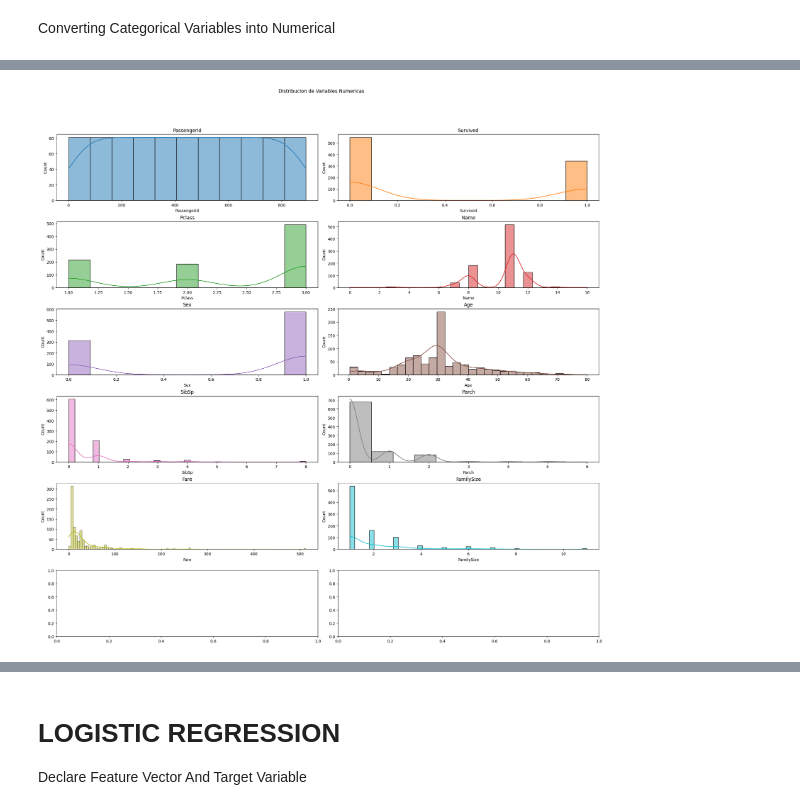
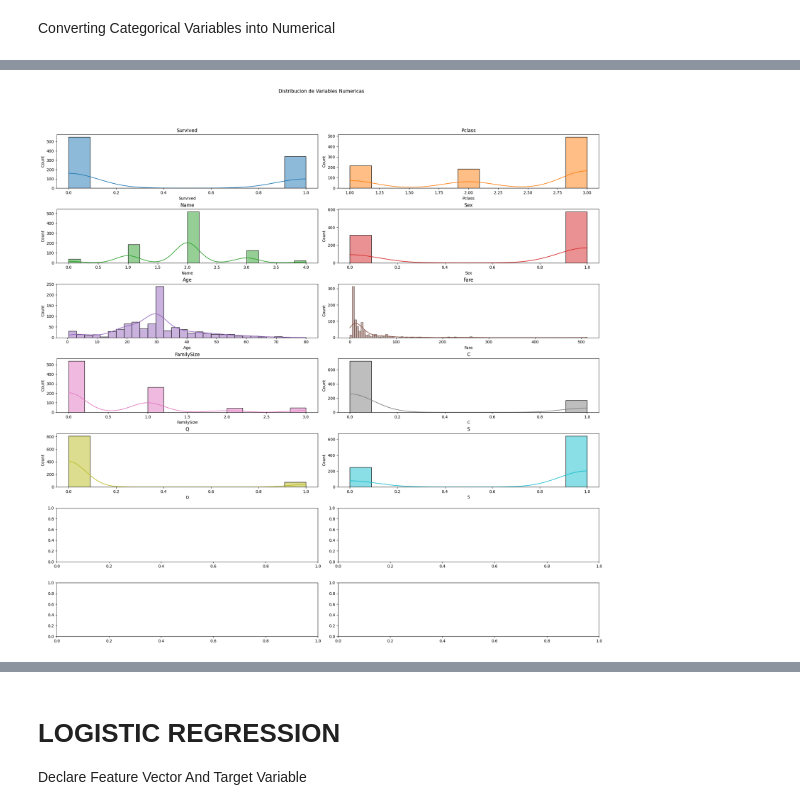
Before and after one commit to RarangoH/titanicKaggle, a Jupyter notebook: LogisticIntents.ipynb, the cells around one changed output, grey strips where cells are left out. Drawn from its saved outputs; the diff is of its cells as text; code cells hidden in the pictures.

```diff
--- a/LogisticIntents.ipynb
+++ b/LogisticIntents.ipynb
@@ -170,6 +250,6 @@ dtest['Name'] = dtest['Name'].str.split(',', expand=True)[1].str.split('.',expan
 # %%
 dtest.info()
-
+df['Fare'].fillna(df['Fare'].median(), inplace=True)
 dtest['Fare'].fillna(dtest['Fare'].median(), inplace=True)
 # %% [output]
 <class 'pandas.core.frame.DataFrame'>
@@ -193,11 +271,15 @@ memory usage: 36.1+ KB
 # %%
 df['Age'].fillna(df['Age'].mean(), inplace=True)
-df = df.dropna(axis=1)
+
 
 dtest['Age'].fillna(dtest['Age'].mean(), inplace=True)
-dtest = dtest.dropna(axis=1)
+
 
 dtest.info()
+
+df['Embarked']=df['Embarked'].fillna(method='ffill')
+
+dtest['Embarked'] = dtest['Embarked'].fillna(method='ffill')
 # %% [output]
 <class 'pandas.core.frame.DataFrame'>
 RangeIndex: 418 entries, 0 to 417
@@ -242,6 +307,7 @@ Converting Categorical Variables into Numerical
 #Sex is a binary (Male/Female)
 
 OE=OrdinalEncoder()
+HO = OneHotEncoder()
 
 # data = df([['Sex']])
 
@@ -261,3 +327,28 @@ df['Name'] = encoded
 name_datatest = np.array(dtest['Name']).reshape(-1,1)
 encoded = OE.fit_transform(name_datatest)
 dtest['Name'] = encoded
+
+# family_data = np.array(df['FamilySize']).reshape(-1,1)
+# encoded = OE.fit_transform(name_data)
+# df['FamilySize'] = encoded
+
+# family_datatest = np.array(dtest['FamilySize']).reshape(-1,1)
+# encoded = OE.fit_transform(name_datatest)
+# dtest['FamilySize'] = encoded
+
+# name_data = np.array(df['Embarked']).reshape(-1,1)
+# encoded = OE.fit_transform(name_data)
+# df['Embarked'] = encoded
+
+# name_datatest = np.array(dtest['Embarked']).reshape(-1,1)
+# encoded = OE.fit_transform(name_datatest)
+# dtest['Embarked'] = encoded
+
+
+one_hot = pd.get_dummies(df['Embarked']).astype(int)
+df = df.drop('Embarked',axis = 1)
+df = df.join(one_hot)
+
+one_hot_test = pd.get_dummies(dtest['Embarked']).astype(int)
+dtest = dtest.drop('Embarked',axis = 1)
+dtest = dtest.join(one_hot_test)
@@ -291,0 +392,2 @@ memory usage: 76.7+ KB
+# %%
+df = df.drop(['PassengerId'], axis=1)
@@ -336,20 +461,20 @@ memory usage: 29.5 KB
 # %%
 #Now all variables are numerical
 ##Estadistica Univariada
 ##Histogramas de frecuencia para variables numericas
-fig, ax = plt.subplots(6,2, figsize = (20,20))
+fig, ax = plt.subplots(7,2, figsize = (20,20))
 ax = ax.flat
 num_col = df.select_dtypes(include=['int64','float64','int32']).columns
 for i, col in enumerate(num_col):
     sb.histplot(data = df, x = col, kde = True, color = (list(plt.rcParams['axes.prop_cycle'])*7)[i]['color'],ax = ax[i])
     ax[i].set_title(col)
 
 fig.tight_layout()
 fig.subplots_adjust(top = 0.9)
 fig.suptitle('Distribucion de Variables Numericas')
 plt.show()
 # %% [output]
-[figure, old version]
+[figure, new version]
 # %%
 sb.heatmap(data = df.corr(numeric_only= True), annot=True, fmt = '0.2f')
 plt.show()
```
Also changed, not shown: parts of 37 cells of this notebook, 3 other files.
